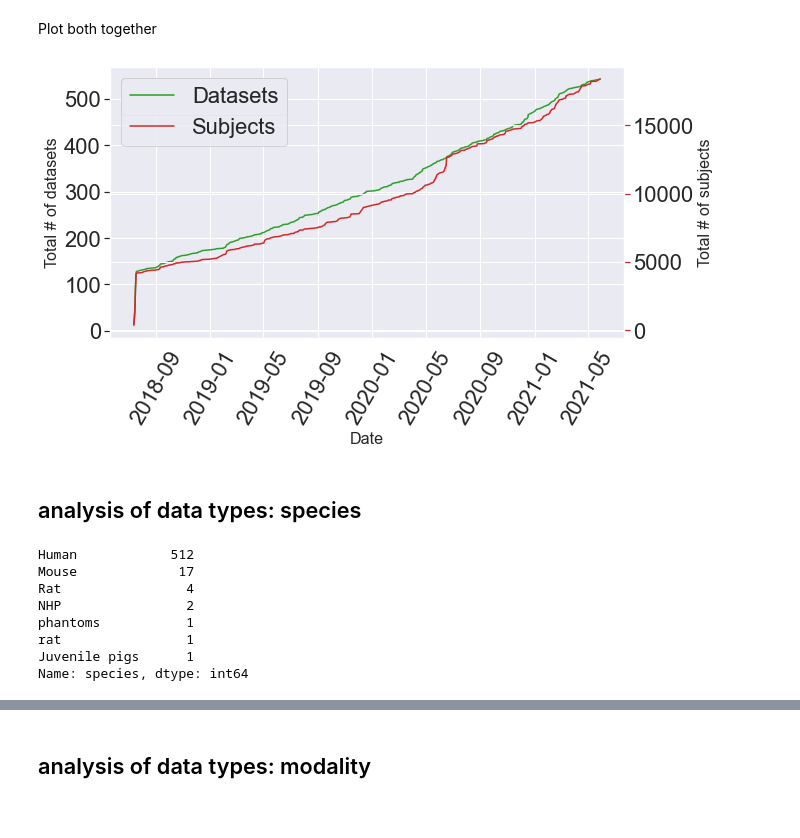
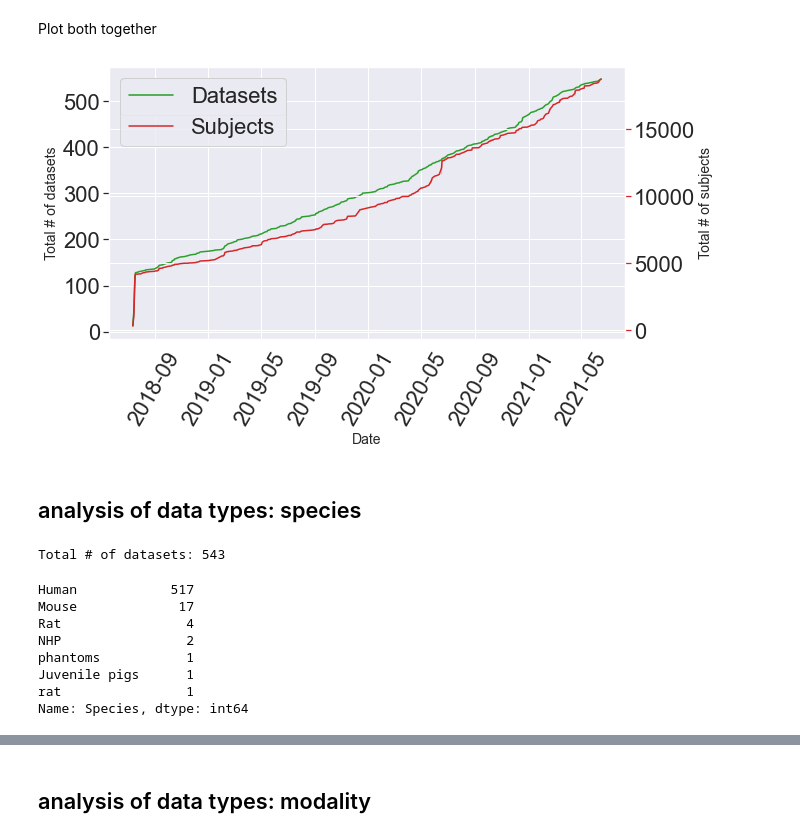
Before and after one commit to poldrack/OpenNeuro_analyses, a Jupyter notebook: metadata_analyses/publications.ipynb, the cells around one changed output, grey strips where cells are left out. Cells and saved outputs as stored; diff of their text form; code cells hidden in the pictures.

Commit message:
add sessions, clean up

```diff
--- a/metadata_analyses/publications.ipynb
+++ b/metadata_analyses/publications.ipynb
@@ -15,3 +14,11 @@ metadata = pd.read_csv(os.path.join(datadir, 'metadata_06172021.csv'), skiprows=
+# %%
+metadata = pd.read_csv(os.path.join(datadir, 'metadata_06182021.csv'), skiprows=1)
+rename_dict = {'Assession Number': 'AccessionNumber',
+              'Dataset made public (MM/DD/YYYY)': 'ReleaseDate',
+              '# of subjects': 'NSubjects',
+              'Species?': 'Species',
+              'Modalities available?': 'Modalities'}
+metadata = metadata.rename(rename_dict, axis=1)
 # %%
 metadata.columns
 # %% [output]
@@ -25,5 +31,5 @@ Index(['Assession Number', 'Dataset URL', 'Dataset name',
        'DOI of paper because DS on OpenNeuro',
        'Senior Author (lab that collected data) Last, First'],
       dtype='object')
-# %%
-metadata['Dataset made public (MM/DD/YYYY)'] = pd.to_datetime(metadata['Dataset made public (MM/DD/YYYY)'])
+# %%
+metadata['ReleaseDate'] = pd.to_datetime(metadata['ReleaseDate'])
@@ -40,7 +54,10 @@ Number of user paper DOIs: 29
 # %% [markdown]
 Clean up data to create plots
 # %%
-df_sorted = metadata.sort_values('Dataset made public (MM/DD/YYYY)')
+df_sorted = metadata.sort_values('ReleaseDate')
 df_sorted['ones'] = 1
 df_sorted['cumulative'] = df_sorted['ones'].cumsum()
-df_sorted['cumulative_subjects'] = df_sorted['# of subjects'].cumsum()
+df_sorted['cumulative_subjects'] = df_sorted['NSubjects'].cumsum()
+dates = df_sorted['ReleaseDate'].unique()
+print('Earliest dataset:', dates.min())
+print('Latest dataset:', dates.max())
@@ -75,30 +95,30 @@ Plot both together
 # %%
 fig, ax1 = plt.subplots(figsize=(10,6))
 color = 'tab:green'
-ax1.set_xlabel('Date', fontsize=16)
-ax1.set_ylabel('Total # of datasets', fontsize=16) #, color=color)
-ax1 = sns.lineplot(x='Dataset made public (MM/DD/YYYY)', y='cumulative',
+ax1.set_xlabel('Date', fontsize=14)
+ax1.set_ylabel('Total # of datasets', fontsize=14) #, color=color)
+ax1 = sns.lineplot(x='ReleaseDate', y='cumulative',
                     data=df_sorted, color=color, label='Datasets')
 ax1.tick_params(axis='y')
 plt.xticks(rotation=60)
 #ax1.legend()
 
 ax2 = ax1.twinx()
 color = 'tab:red'
-ax2.set_ylabel('Total # of subjects', fontsize=16) #, color=color)
-ax2 = sns.lineplot(x='Dataset made public (MM/DD/YYYY)', y='cumulative_subjects',
+ax2.set_ylabel('Total # of subjects', fontsize=14) #, color=color)
+ax2 = sns.lineplot(x='ReleaseDate', y='cumulative_subjects',
                    data=df_sorted, color=color, label='Subjects')
 ax2.tick_params(axis='y', color=color)
 #ax2.legend(loc=1)
 
 lines, labels = ax1.get_legend_handles_labels()
 lines2, labels2 = ax2.get_legend_handles_labels()
 ax2.legend(lines + lines2, labels + labels2, loc=0)
 plt.tight_layout()
 
 plt.savefig(os.path.join(figdir, 'combined_growth.png'))
 # %% [output]
-[figure, old version]
+[figure, new version]
 # %% [markdown]
 ## analysis of data types: species
 # %%
@@ -117,29 +137,27 @@ species_counts_clean = {'Mouse': 0,
                        'Phantom': 0,
                        'NHP': 0}
 
-df_sorted['species'] = ''
+for idx in df_sorted.index:
+    if df_sorted.loc[idx,'Species'] in cleanup_dict:
+        df_sorted.loc[idx, 'Species'] = cleanup_dict[df_sorted.loc[idx,'Species']]
 
-for idx in df_sorted.index:
-    if df_sorted.loc[idx,'Species?'] in cleanup_dict:
-        df_sorted.loc[idx, 'species'] = cleanup_dict[df_sorted.loc[idx,'Species?']]
-    else:
-        df_sorted.loc[idx, 'species'] = df_sorted.loc[idx,'Species?']
-
-species_counts = df_sorted['species'].value_counts()
+species_counts = df_sorted['Species'].value_counts()
 for i in range(species_counts.loc['Mice and Rats']):
     species_counts.loc['Mouse'] = species_counts.loc['Mouse'] + 1
     species_counts.loc['Rat'] = species_counts.loc['Rat'] + 1
 species_counts.drop('Mice and Rats', inplace=True)
+print('Total # of datasets:', species_counts.sum())
 species_counts
 # %% [output]
-Human            512
-Mouse             17
-Rat                4
-NHP                2
-phantoms           1
-rat                1
-Juvenile pigs      1
-Name: species, dtype: int64
+Total # of datasets: 543
+Human            517
+Mouse             17
+Rat                4
+NHP                2
+phantoms           1
+Juvenile pigs      1
+rat                1
+Name: Species, dtype: int64
 # %%
 species_counts/species_counts.sum()
 # %% [output]
```
Also changed, not shown: parts of 20 cells of this notebook.
